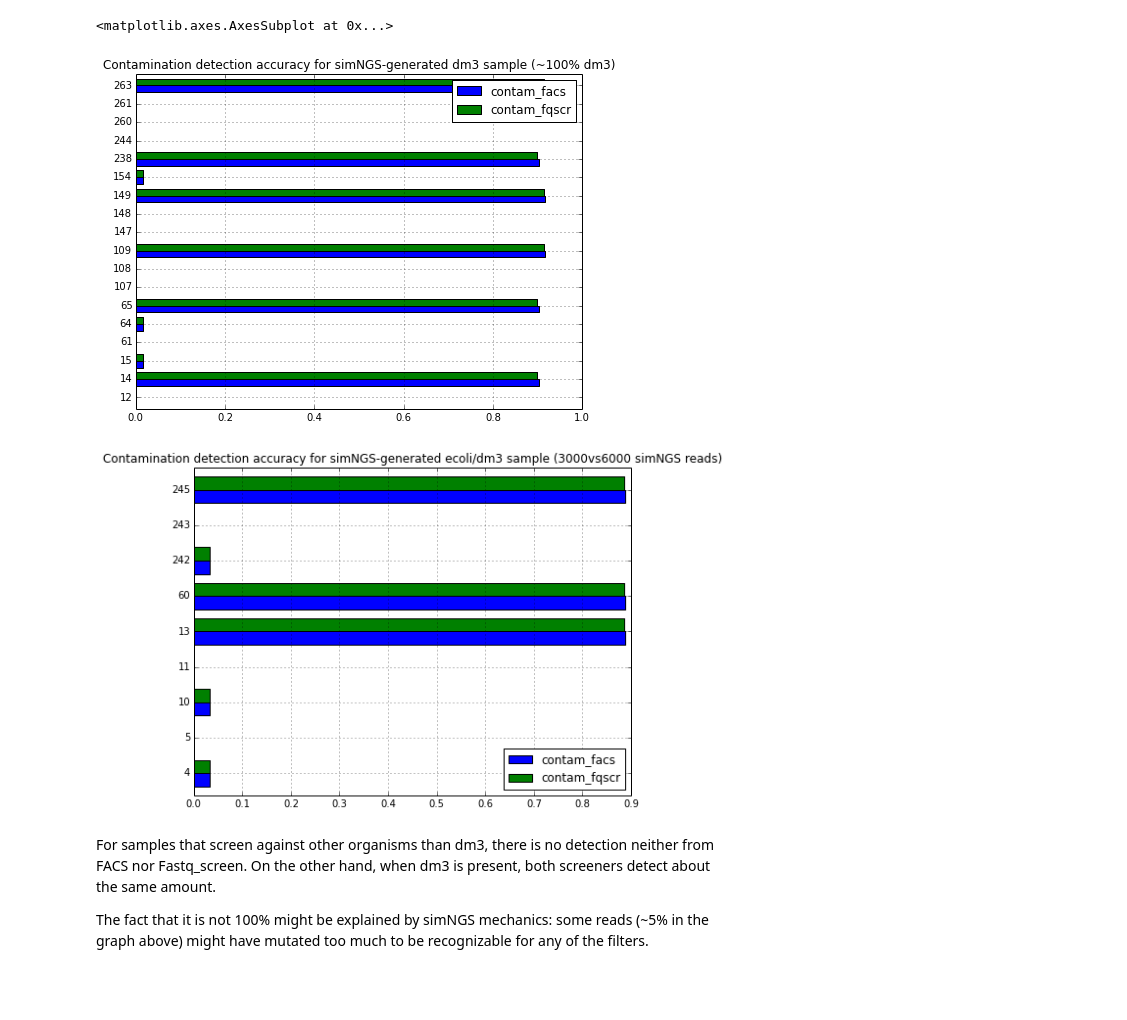
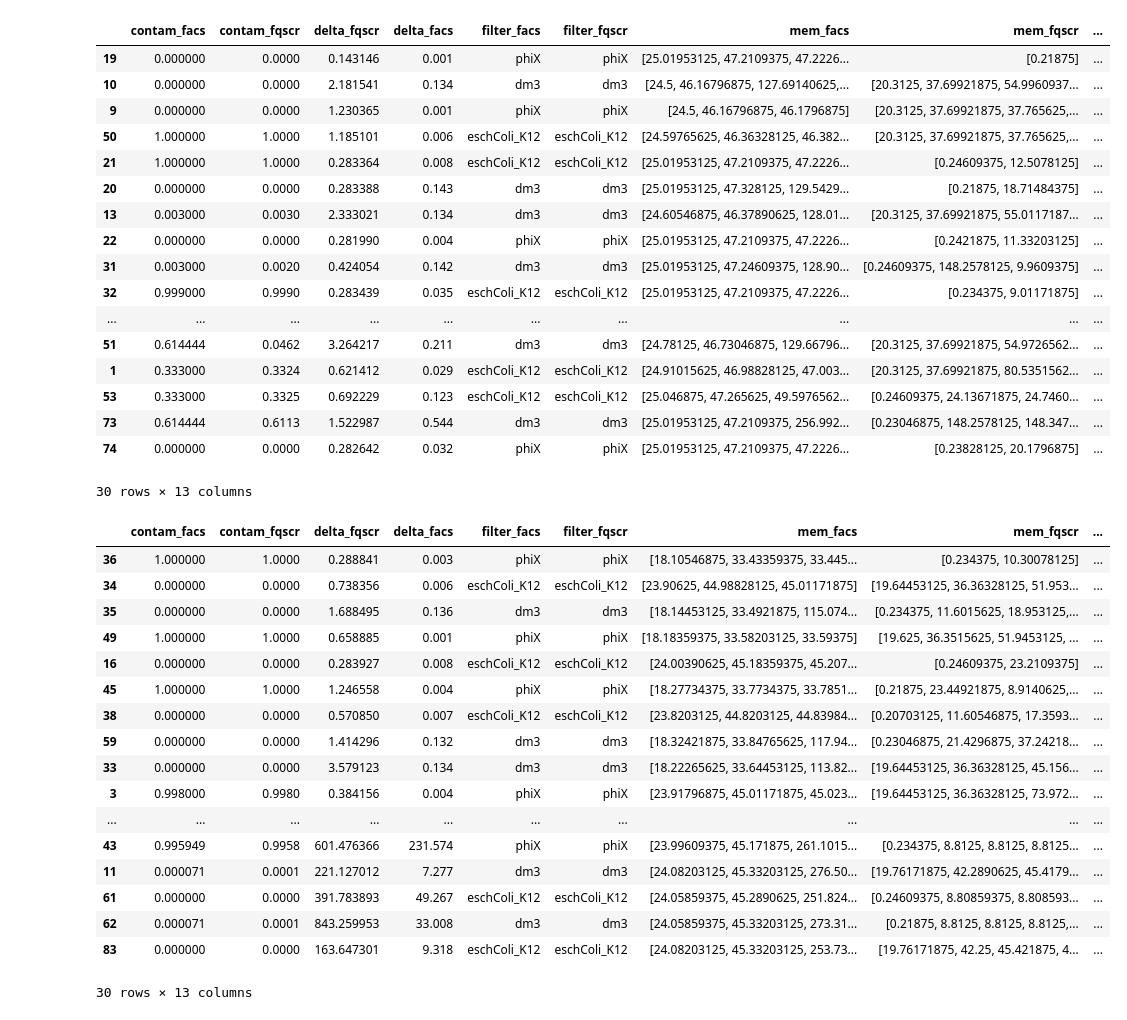
Before and after one commit to SciLifeLab/facs, a Jupyter notebook: facs/utils/benchmarks_facs.ipynb, the cells around one changed output. Saved outputs shown, nothing was run; the diff lists cells and outputs as text; code cells hidden in the pictures; blank space fills up the shorter version.

```diff
--- a/facs/utils/benchmarks_facs.ipynb
+++ b/facs/utils/benchmarks_facs.ipynb
@@ -89,16 +87,0 @@ accuracy2
-# %%
-accuracy1 = accuracy1.loc[:,['contam_facs', 'contam_fqscr']]
-accuracy1.pivot_table(values=['contam_facs', 'contam_fqscr'], rows=['contam_fqscr'])
-accuracy1.plot(title='Contamination detection accuracy for simNGS-generated dm3 sample (~100% dm3)', kind='barh', logy=True, logx=True, figsize=(8,6))
-
-accuracy2 = accuracy2.loc[:,['contam_facs', 'contam_fqscr']]
-accuracy2.pivot_table(values=['contam_facs', 'contam_fqscr'], rows=['contam_fqscr'])
-accuracy2.plot(title='Contamination detection accuracy for simNGS-generated ecoli/dm3 sample (3000vs6000 simNGS reads)', kind='barh', logy=True, logx=True, figsize=(8,6))
-# %% [output]
-<matplotlib.axes.AxesSubplot at 0x...>
-[figure, removed]
-[figure, removed]
-# %% [markdown]
-For samples that screen against other organisms than dm3, there is no detection neither from FACS nor Fastq_screen. On the other hand, when dm3 is present, both screeners detect about the same amount.
-
-The fact that it is not 100% might be explained by simNGS mechanics: some reads (~5% in the graph above) might have mutated too much to be recognizable for any of the filters.
@@ -118,3 +95,45 @@ phiX = frame['sample_fqscr'].map(lambda x: 'phiX' in x)
 dm3 = frame[dm3]
 eschColi = frame[eschColi]
 phiX = frame[phiX]
+# %%
+eschColi.sort('reads')
+# %% [output]
+|  | contam_facs | contam_fqscr | delta_fqscr | delta_facs | filter_facs | filter_fqscr | mem_facs | mem_fqscr | ... |
+| 19 | 0.000000 | 0.0000 | 0.143146 | 0.001 | phiX | phiX | [25.01953125, 47.2109375, 47.2226... | [0.21875] | ... |
+| 10 | 0.000000 | 0.0000 | 2.181541 | 0.134 | dm3 | dm3 | [24.5, 46.16796875, 127.69140625,... | [20.3125, 37.69921875, 54.9960937... | ... |
+| 9 | 0.000000 | 0.0000 | 1.230365 | 0.001 | phiX | phiX | [24.5, 46.16796875, 46.1796875] | [20.3125, 37.69921875, 37.765625,... | ... |
+| 50 | 1.000000 | 1.0000 | 1.185101 | 0.006 | eschColi_K12 | eschColi_K12 | [24.59765625, 46.36328125, 46.382... | [20.3125, 37.69921875, 37.765625,... | ... |
+| 21 | 1.000000 | 1.0000 | 0.283364 | 0.008 | eschColi_K12 | eschColi_K12 | [25.01953125, 47.2109375, 47.2226... | [0.24609375, 12.5078125] | ... |
+| 20 | 0.000000 | 0.0000 | 0.283388 | 0.143 | dm3 | dm3 | [25.01953125, 47.328125, 129.5429... | [0.21875, 18.71484375] | ... |
+| 13 | 0.003000 | 0.0030 | 2.333021 | 0.134 | dm3 | dm3 | [24.60546875, 46.37890625, 128.01... | [20.3125, 37.69921875, 55.0117187... | ... |
+| 22 | 0.000000 | 0.0000 | 0.281990 | 0.004 | phiX | phiX | [25.01953125, 47.2109375, 47.2226... | [0.2421875, 11.33203125] | ... |
+| 31 | 0.003000 | 0.0020 | 0.424054 | 0.142 | dm3 | dm3 | [25.01953125, 47.24609375, 128.90... | [0.24609375, 148.2578125, 9.9609375] | ... |
+| 32 | 0.999000 | 0.9990 | 0.283439 | 0.035 | eschColi_K12 | eschColi_K12 | [25.01953125, 47.2109375, 47.2226... | [0.234375, 9.01171875] | ... |
+| ... | ... | ... | ... | ... | ... | ... | ... | ... | ... |
+| 51 | 0.614444 | 0.0462 | 3.264217 | 0.211 | dm3 | dm3 | [24.78125, 46.73046875, 129.66796... | [20.3125, 37.69921875, 54.9726562... | ... |
+| 1 | 0.333000 | 0.3324 | 0.621412 | 0.029 | eschColi_K12 | eschColi_K12 | [24.91015625, 46.98828125, 47.003... | [20.3125, 37.69921875, 80.5351562... | ... |
+| 53 | 0.333000 | 0.3325 | 0.692229 | 0.123 | eschColi_K12 | eschColi_K12 | [25.046875, 47.265625, 49.5976562... | [0.24609375, 24.13671875, 24.7460... | ... |
+| 73 | 0.614444 | 0.6113 | 1.522987 | 0.544 | dm3 | dm3 | [25.01953125, 47.2109375, 256.992... | [0.23046875, 148.2578125, 148.347... | ... |
+| 74 | 0.000000 | 0.0000 | 0.282642 | 0.032 | phiX | phiX | [25.01953125, 47.2109375, 47.2226... | [0.23828125, 20.1796875] | ... |
+30 rows × 13 columns
+# %%
+phiX.sort('reads')
+# %% [output]
+|  | contam_facs | contam_fqscr | delta_fqscr | delta_facs | filter_facs | filter_fqscr | mem_facs | mem_fqscr | ... |
+| 36 | 1.000000 | 1.0000 | 0.288841 | 0.003 | phiX | phiX | [18.10546875, 33.43359375, 33.445... | [0.234375, 10.30078125] | ... |
+| 34 | 0.000000 | 0.0000 | 0.738356 | 0.006 | eschColi_K12 | eschColi_K12 | [23.90625, 44.98828125, 45.01171875] | [19.64453125, 36.36328125, 51.953... | ... |
+| 35 | 0.000000 | 0.0000 | 1.688495 | 0.136 | dm3 | dm3 | [18.14453125, 33.4921875, 115.074... | [0.234375, 11.6015625, 18.953125,... | ... |
+| 49 | 1.000000 | 1.0000 | 0.658885 | 0.001 | phiX | phiX | [18.18359375, 33.58203125, 33.59375] | [19.625, 36.3515625, 51.9453125, ... | ... |
+| 16 | 0.000000 | 0.0000 | 0.283927 | 0.008 | eschColi_K12 | eschColi_K12 | [24.00390625, 45.18359375, 45.207... | [0.24609375, 23.2109375] | ... |
+| 45 | 1.000000 | 1.0000 | 1.246558 | 0.004 | phiX | phiX | [18.27734375, 33.7734375, 33.7851... | [0.21875, 23.44921875, 8.9140625,... | ... |
+| 38 | 0.000000 | 0.0000 | 0.570850 | 0.007 | eschColi_K12 | eschColi_K12 | [23.8203125, 44.8203125, 44.83984... | [0.20703125, 11.60546875, 17.3593... | ... |
+| 59 | 0.000000 | 0.0000 | 1.414296 | 0.132 | dm3 | dm3 | [18.32421875, 33.84765625, 117.94... | [0.23046875, 21.4296875, 37.24218... | ... |
+| 33 | 0.000000 | 0.0000 | 3.579123 | 0.134 | dm3 | dm3 | [18.22265625, 33.64453125, 113.82... | [19.64453125, 36.36328125, 45.156... | ... |
+| 3 | 0.998000 | 0.9980 | 0.384156 | 0.004 | phiX | phiX | [23.91796875, 45.01171875, 45.023... | [19.64453125, 36.36328125, 73.972... | ... |
+| ... | ... | ... | ... | ... | ... | ... | ... | ... | ... |
+| 43 | 0.995949 | 0.9958 | 601.476366 | 231.574 | phiX | phiX | [23.99609375, 45.171875, 261.1015... | [0.234375, 8.8125, 8.8125, 8.8125... | ... |
+| 11 | 0.000071 | 0.0001 | 221.127012 | 7.277 | dm3 | dm3 | [24.08203125, 45.33203125, 276.50... | [19.76171875, 42.2890625, 45.4179... | ... |
+| 61 | 0.000000 | 0.0000 | 391.783893 | 49.267 | eschColi_K12 | eschColi_K12 | [24.05859375, 45.2890625, 251.824... | [0.24609375, 8.80859375, 8.808593... | ... |
+| 62 | 0.000071 | 0.0001 | 843.259953 | 33.008 | dm3 | dm3 | [24.05859375, 45.33203125, 273.31... | [0.21875, 8.8125, 8.8125, 8.8125,... | ... |
+| 83 | 0.000000 | 0.0000 | 163.647301 | 9.318 | eschColi_K12 | eschColi_K12 | [24.08203125, 45.33203125, 253.73... | [19.76171875, 42.25, 45.421875, 4... | ... |
+30 rows × 13 columns
```
Also changed, not shown: parts of 15 cells of this notebook.
